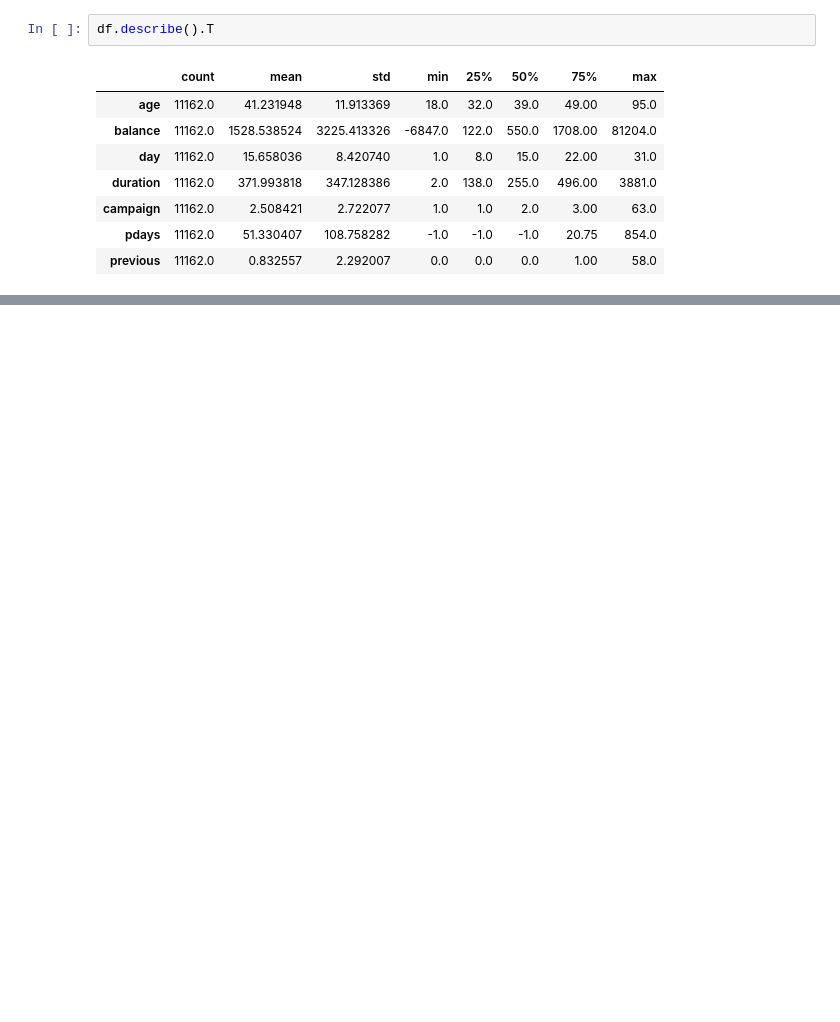
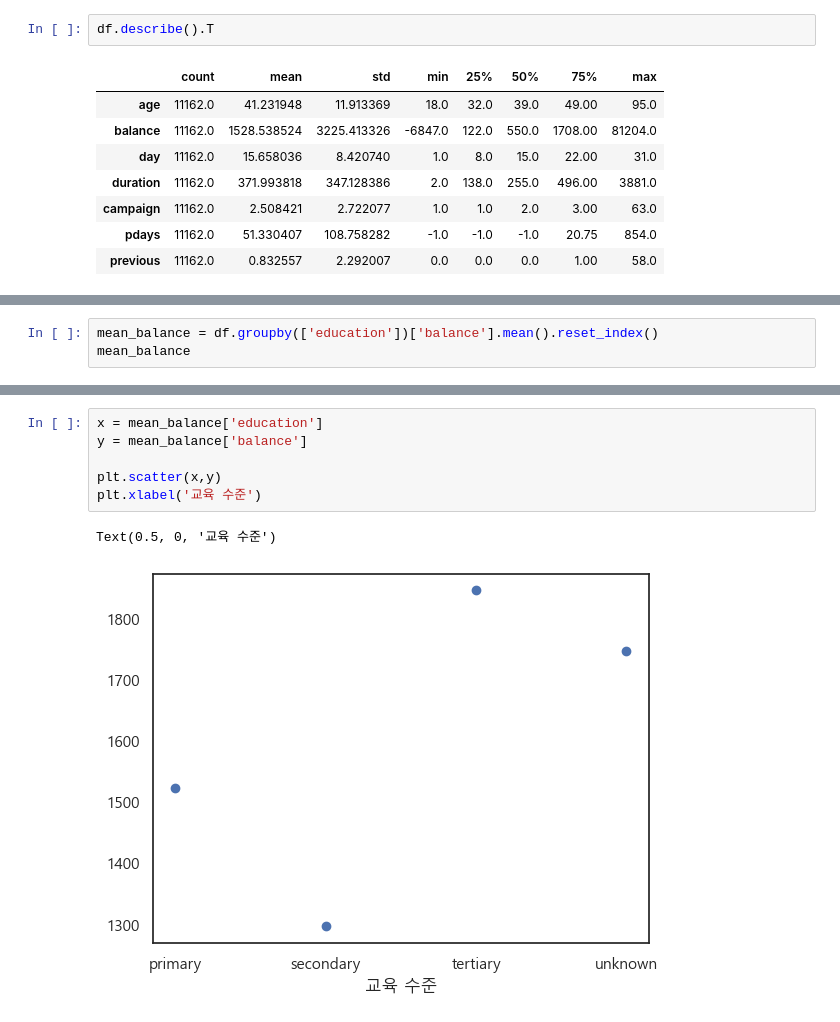
Before and after one commit to HuiseongK/Bank, a Jupyter notebook: bank..ipynb, the cells around one changed output, grey strips where cells are left out. Saved outputs shown, nothing was run; the diff lists cells and outputs as text; blank space fills up the shorter version.

```diff
--- a/bank..ipynb
+++ b/bank..ipynb
@@ -111,0 +325,3 @@ df.describe().T
+# %%
+mean_balance = df.groupby(['education'])['balance'].mean().reset_index()
+mean_balance
@@ -111,0 +334,9 @@ df.describe().T
+# %%
+x = mean_balance['education']
+y = mean_balance['balance']
+
+plt.scatter(x,y)
+plt.xlabel('교육 수준')
+# %% [output]
+Text(0.5, 0, '교육 수준')
+[figure, added]
```
Also changed, not shown: parts of 20 cells of this notebook.
